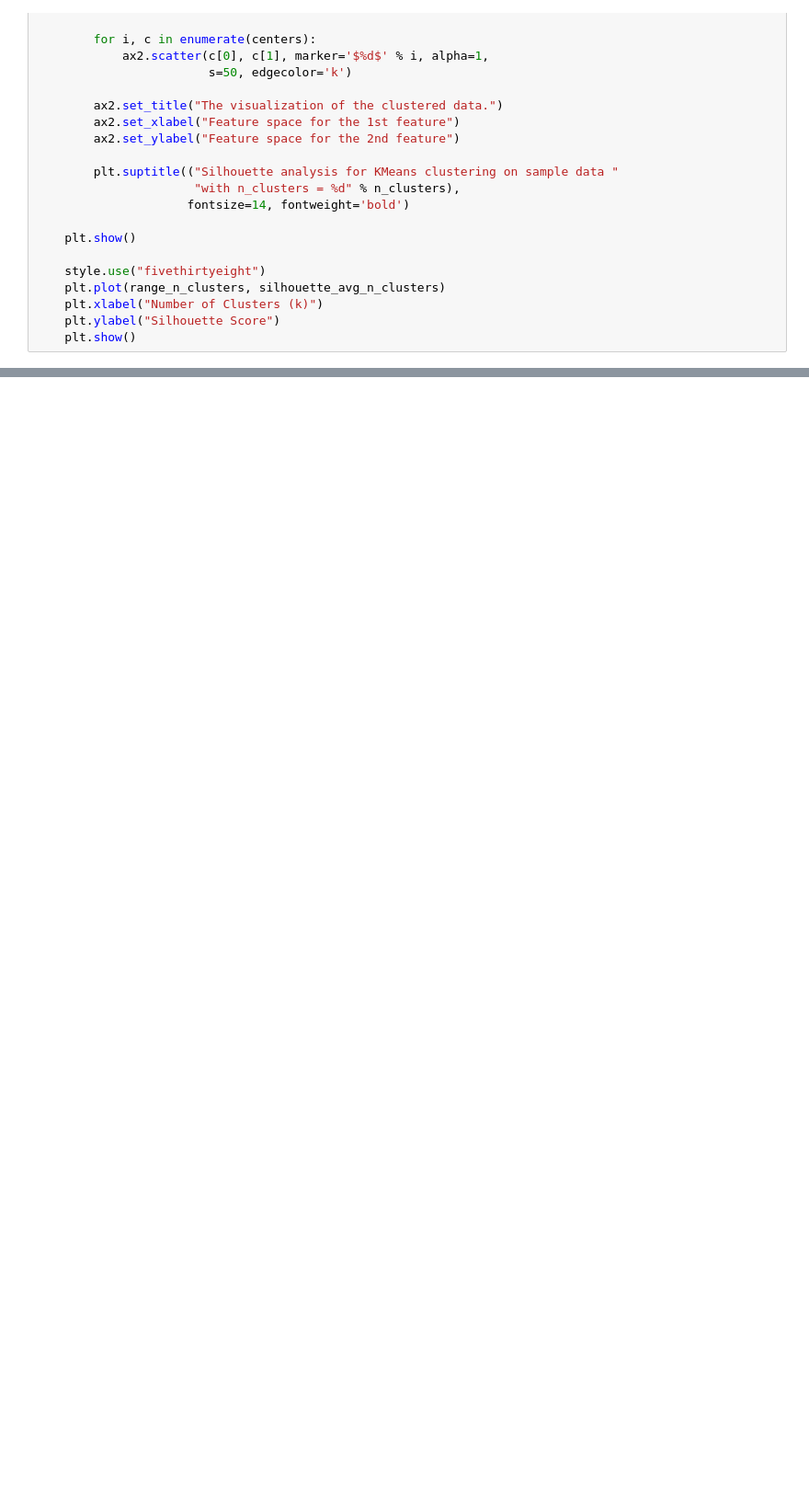
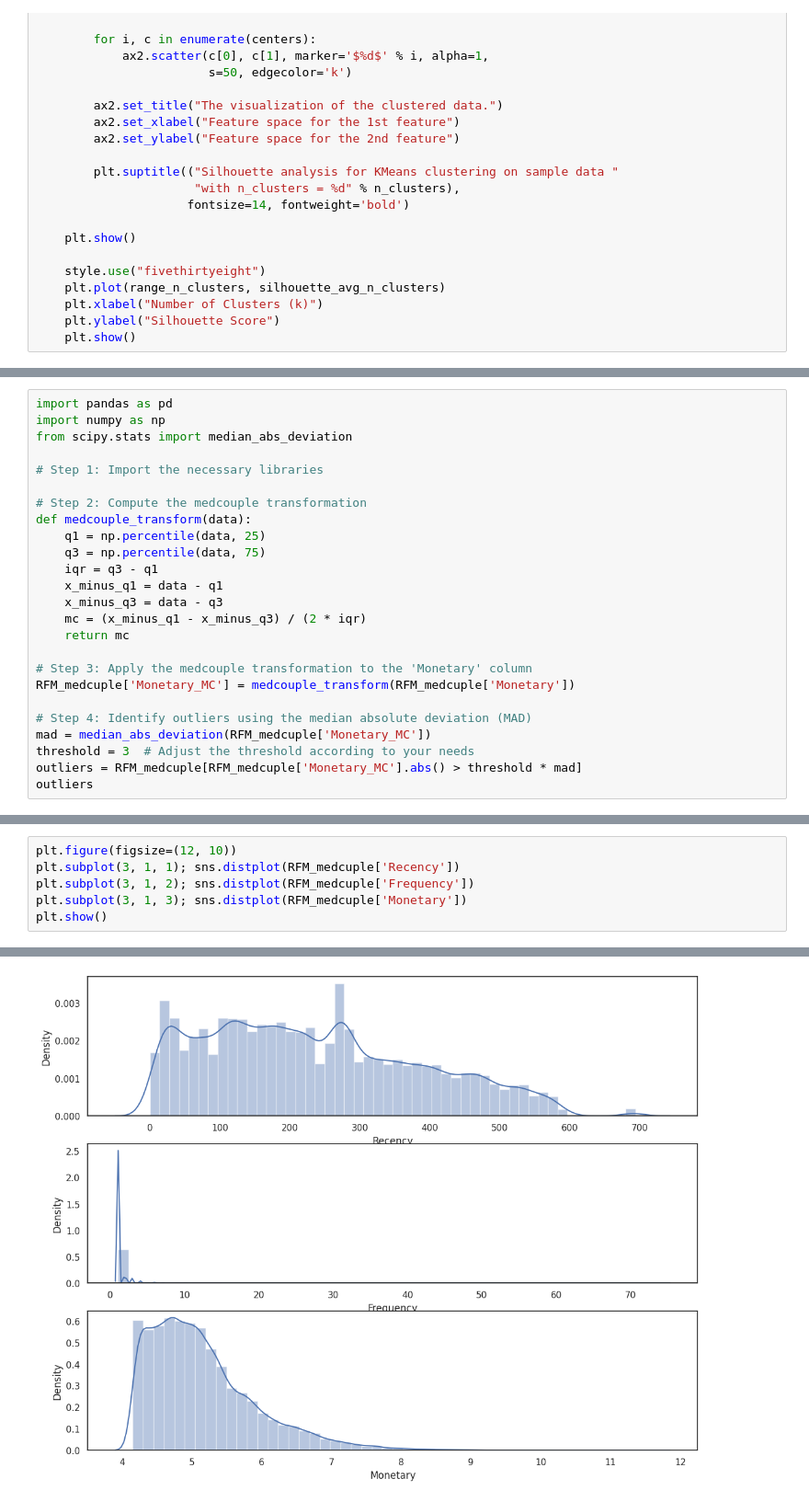
Before and after one commit to Pablocodes1993/finalproject, a Jupyter notebook: RFM_ANALYSIS.ipynb, the cells around one changed output, grey strips where cells are left out. Shown at 92% size. Saved outputs shown, nothing was run; the diff lists cells and outputs as text; blank space fills up the shorter version.

```diff
--- a/RFM_ANALYSIS.ipynb
+++ b/RFM_ANALYSIS.ipynb
@@ -925,0 +759,25 @@ print(RFM_medcouple)
+# %%
+import pandas as pd
+import numpy as np
+from scipy.stats import median_abs_deviation
+
+# Step 1: Import the necessary libraries
+
+# Step 2: Compute the medcouple transformation
+def medcouple_transform(data):
+    q1 = np.percentile(data, 25)
+    q3 = np.percentile(data, 75)
+    iqr = q3 - q1
+    x_minus_q1 = data - q1
+    x_minus_q3 = data - q3
+    mc = (x_minus_q1 - x_minus_q3) / (2 * iqr)
+    return mc
+
+# Step 3: Apply the medcouple transformation to the 'Monetary' column
+RFM_medcuple['Monetary_MC'] = medcouple_transform(RFM_medcuple['Monetary'])
+
+# Step 4: Identify outliers using the median absolute deviation (MAD)
+mad = median_abs_deviation(RFM_medcuple['Monetary_MC'])
+threshold = 3  # Adjust the threshold according to your needs
+outliers = RFM_medcuple[RFM_medcuple['Monetary_MC'].abs() > threshold * mad]
+outliers
@@ -925,0 +822,7 @@ print(RFM_medcouple)
+# %%
+plt.figure(figsize=(12, 10))
+plt.subplot(3, 1, 1); sns.distplot(RFM_medcuple['Recency'])
+plt.subplot(3, 1, 2); sns.distplot(RFM_medcuple['Frequency'])
+plt.subplot(3, 1, 3); sns.distplot(RFM_medcuple['Monetary'])
+plt.show()
+# %% [output]
@@ -925,0 +846 @@ print(RFM_medcouple)
+[figure, added]
```
Also changed, not shown: parts of 31 cells of this notebook.
